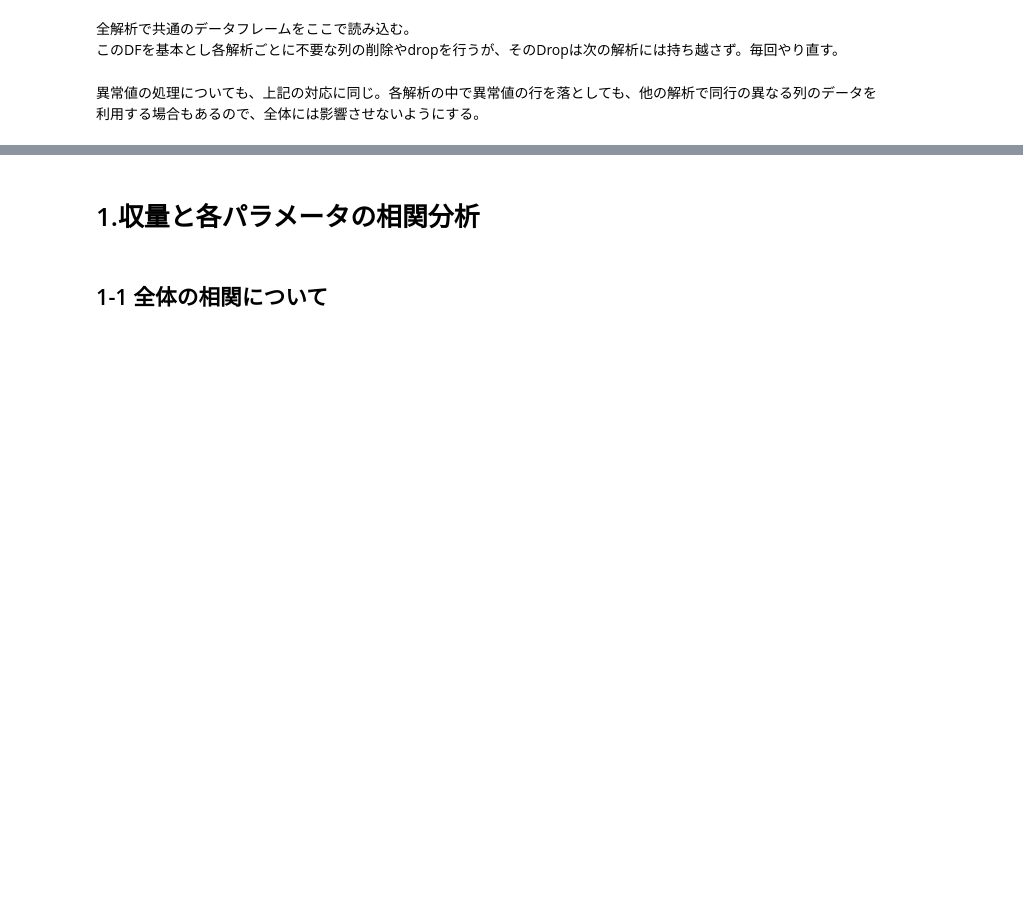
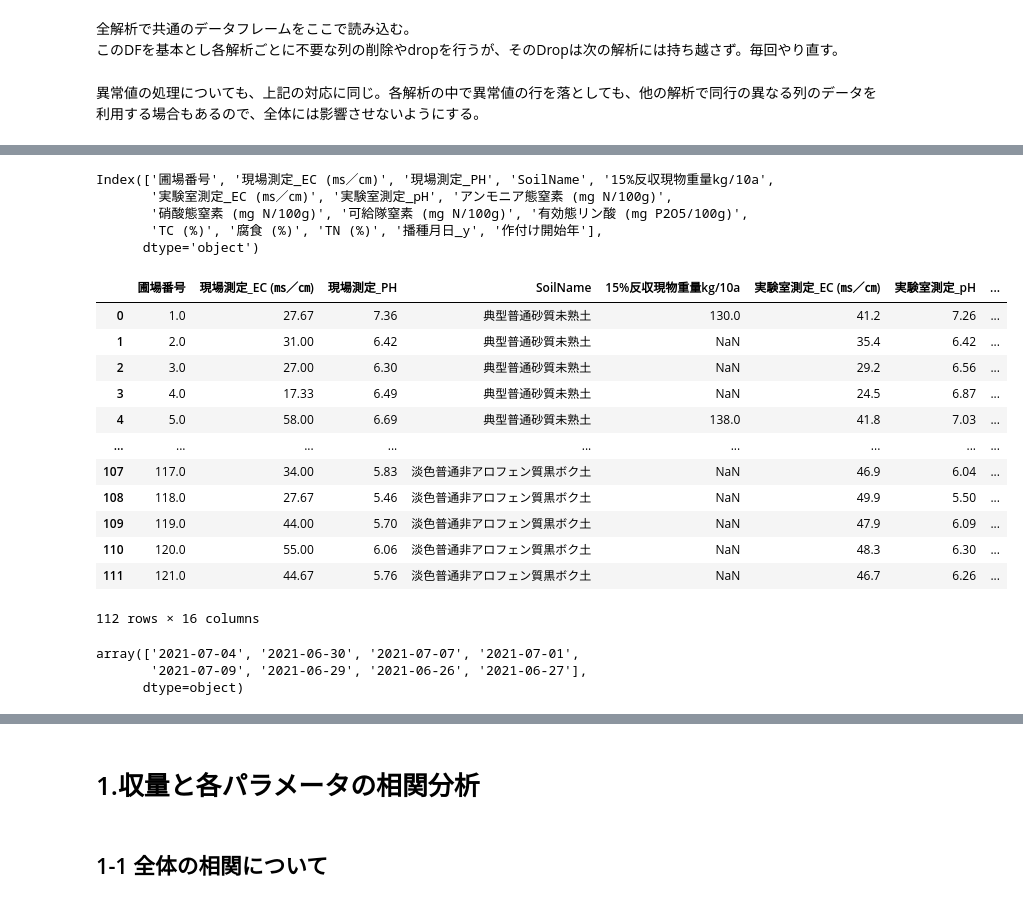
Before and after one commit to sagri-tokyo/akita_daizu, a Jupyter notebook: 0.TNTC_pHEC相関.ipynb, the cells around one changed output, grey strips where cells are left out. Drawn from its saved outputs; the diff is of its cells as text; code cells hidden in the pictures; blank space fills up the shorter version.

```diff
--- a/0.TNTC_pHEC相関.ipynb
+++ b/0.TNTC_pHEC相関.ipynb
@@ -19,0 +103,38 @@ soil_data = pd.read_excel('/workspaces/akita_daizu/data/修正_土壌デー
+# %%
+# heatmap作成のため不要な行の削除
+drop_columns = ['播種月日_x','生育状況','最大圧の深さの平均', '最大圧力の平均','調査日', '現物重量ｋｇ', '計量時水分％', '圃場面積', '住所', '反収現物重量kg/10a',
+       '15%時の重量',]
+second_droped_soil_data = droped_soil_data.drop(drop_columns, axis = 1)
+# %%
+second_droped_soil_data.columns
+# %% [output]
+Index(['圃場番号', '現場測定_EC (㎳／㎝)', '現場測定_PH', 'SoilName', '15%反収現物重量kg/10a',
+       '実験室測定_EC (㎳／㎝)', '実験室測定_pH', 'アンモニア態窒素 (mg N/100g)',
+       '硝酸態窒素 (mg N/100g)', '可給隊窒素 (mg N/100g)', '有効態リン酸 (mg P2O5/100g)',
+       'TC (%)', '腐食 (%)', 'TN (%)', '播種月日_y', '作付け開始年'],
+      dtype='object')
+# %%
+second_droped_soil_data
+# %% [output]
+|  | 圃場番号 | 現場測定_EC (㎳／㎝) | 現場測定_PH | SoilName | 15%反収現物重量kg/10a | 実験室測定_EC (㎳／㎝) | 実験室測定_pH | ... |
+| 0 | 1.0 | 27.67 | 7.36 | 典型普通砂質未熟土 | 130.0 | 41.2 | 7.26 | ... |
+| 1 | 2.0 | 31.00 | 6.42 | 典型普通砂質未熟土 | NaN | 35.4 | 6.42 | ... |
+| 2 | 3.0 | 27.00 | 6.30 | 典型普通砂質未熟土 | NaN | 29.2 | 6.56 | ... |
+| 3 | 4.0 | 17.33 | 6.49 | 典型普通砂質未熟土 | NaN | 24.5 | 6.87 | ... |
+| 4 | 5.0 | 58.00 | 6.69 | 典型普通砂質未熟土 | 138.0 | 41.8 | 7.03 | ... |
+| ... | ... | ... | ... | ... | ... | ... | ... | ... |
+| 107 | 117.0 | 34.00 | 5.83 | 淡色普通非アロフェン質黒ボク土 | NaN | 46.9 | 6.04 | ... |
+| 108 | 118.0 | 27.67 | 5.46 | 淡色普通非アロフェン質黒ボク土 | NaN | 49.9 | 5.50 | ... |
+| 109 | 119.0 | 44.00 | 5.70 | 淡色普通非アロフェン質黒ボク土 | NaN | 47.9 | 6.09 | ... |
+| 110 | 120.0 | 55.00 | 6.06 | 淡色普通非アロフェン質黒ボク土 | NaN | 48.3 | 6.30 | ... |
+| 111 | 121.0 | 44.67 | 5.76 | 淡色普通非アロフェン質黒ボク土 | NaN | 46.7 | 6.26 | ... |
+112 rows × 16 columns
+# %%
+
+# 作付け開始年はこれでint化　播種日はエクセルで日付けにしとく
+second_droped_soil_data['作付け開始年'] = second_droped_soil_data['作付け開始年'].map(lambda x: int(x))
+second_droped_soil_data['播種月日_y'].unique()
+# %% [output]
+array(['2021-07-04', '2021-06-30', '2021-07-07', '2021-07-01',
+       '2021-07-09', '2021-06-29', '2021-06-26', '2021-06-27'],
+      dtype=object)
```
Also changed, not shown: parts of 48 cells of this notebook, 15 other files.
